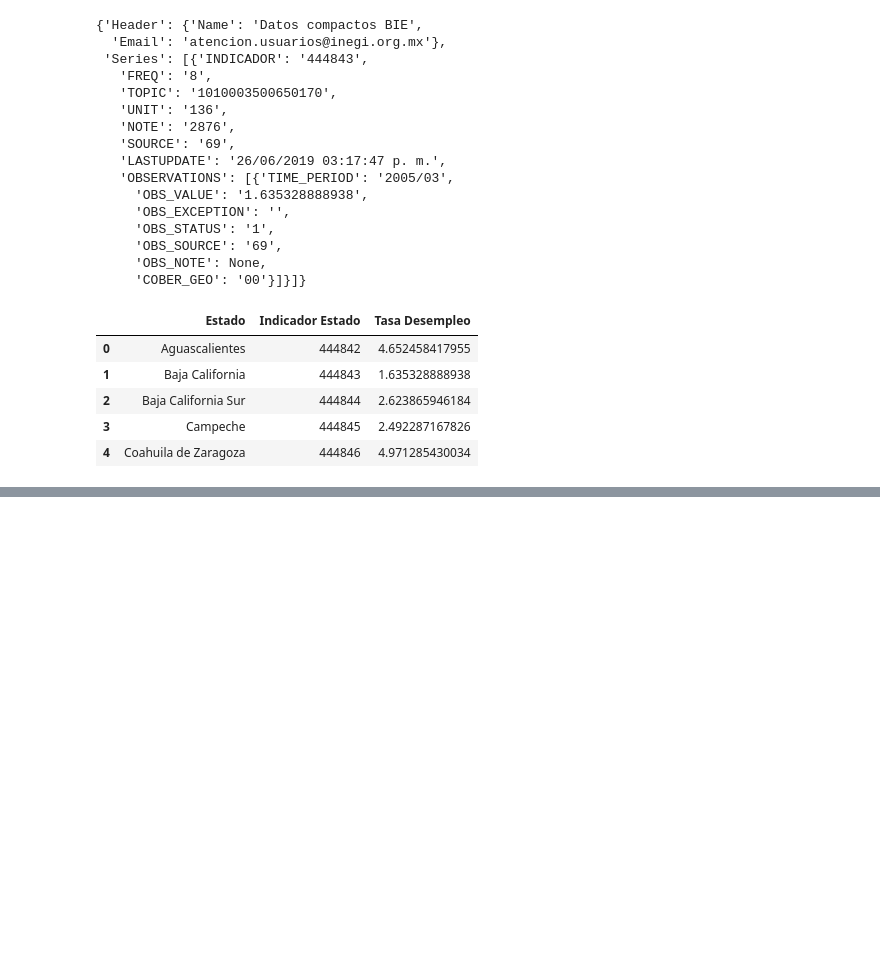
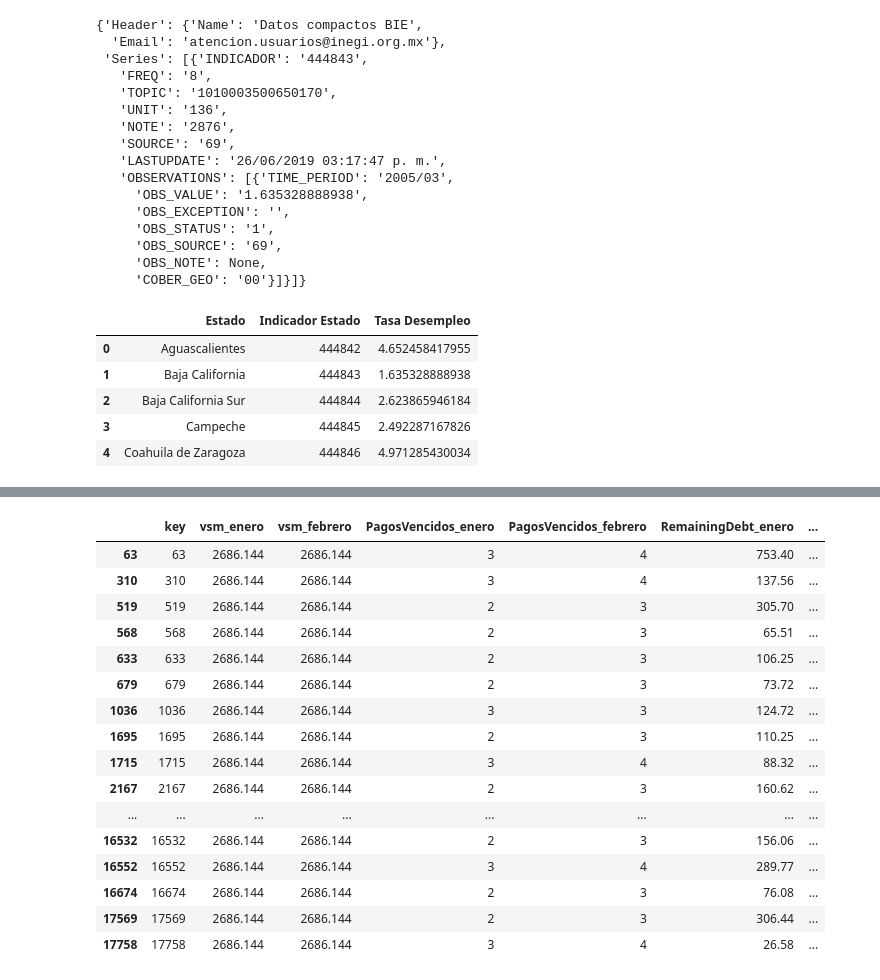
Before and after one commit to mmastermind/Project_1, a Jupyter notebook: INEGI test.ipynb, the cells around one changed output, grey strips where cells are left out. Cells and saved outputs as stored; diff of their text form; code cells hidden in the pictures; blank space fills up the shorter version.

Commit message:
INEGI file incorporating output from Clean_table

```diff
--- a/INEGI test.ipynb
+++ b/INEGI test.ipynb
@@ -365,3 +365,7 @@ unemp_df.head()
 | 2 | Baja California Sur | 444844 | 2.623865946184 |
 | 3 | Campeche | 444845 | 2.492287167826 |
 | 4 | Coahuila de Zaragoza | 444846 | 4.971285430034 |
+# %%
+#read the file from the other program to start merging data
+datoss = pd.read_excel(open('tabla_datos.xlsx','rb'))
+datoss.count()
@@ -367,0 +387,22 @@ unemp_df.head()
+# %%
+datoss_due = datoss.loc[datoss["DueDaysF"]>=90,:].groupby(["estado"])
+datoss_due.count()
+datoss_due.head()
+# %% [output]
+|  | key | vsm_enero | vsm_febrero | PagosVencidos_enero | PagosVencidos_febrero | RemainingDebt_enero | ... |
+| 63 | 63 | 2686.144 | 2686.144 | 3 | 4 | 753.40 | ... |
+| 310 | 310 | 2686.144 | 2686.144 | 3 | 4 | 137.56 | ... |
+| 519 | 519 | 2686.144 | 2686.144 | 2 | 3 | 305.70 | ... |
+| 568 | 568 | 2686.144 | 2686.144 | 2 | 3 | 65.51 | ... |
+| 633 | 633 | 2686.144 | 2686.144 | 2 | 3 | 106.25 | ... |
+| 679 | 679 | 2686.144 | 2686.144 | 2 | 3 | 73.72 | ... |
+| 1036 | 1036 | 2686.144 | 2686.144 | 3 | 3 | 124.72 | ... |
+| 1695 | 1695 | 2686.144 | 2686.144 | 2 | 3 | 110.25 | ... |
+| 1715 | 1715 | 2686.144 | 2686.144 | 3 | 4 | 88.32 | ... |
+| 2167 | 2167 | 2686.144 | 2686.144 | 2 | 3 | 160.62 | ... |
+| ... | ... | ... | ... | ... | ... | ... | ... |
+| 16532 | 16532 | 2686.144 | 2686.144 | 2 | 3 | 156.06 | ... |
+| 16552 | 16552 | 2686.144 | 2686.144 | 3 | 4 | 289.77 | ... |
+| 16674 | 16674 | 2686.144 | 2686.144 | 2 | 3 | 76.08 | ... |
+| 17569 | 17569 | 2686.144 | 2686.144 | 2 | 3 | 306.44 | ... |
+| 17758 | 17758 | 2686.144 | 2686.144 | 3 | 4 | 26.58 | ... |
```
Also changed, not shown: parts of 3 cells of this notebook, 2 other files.
